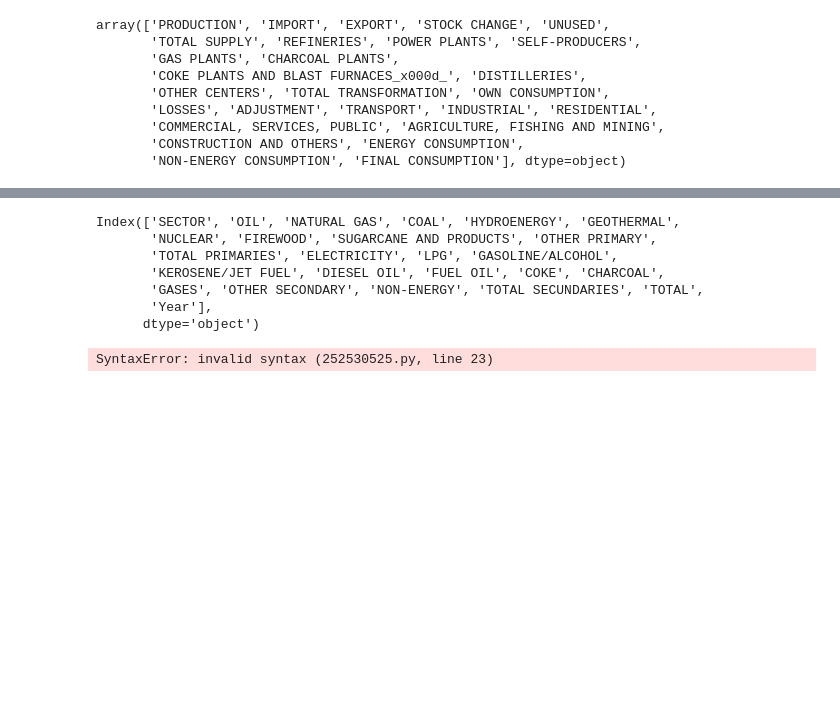
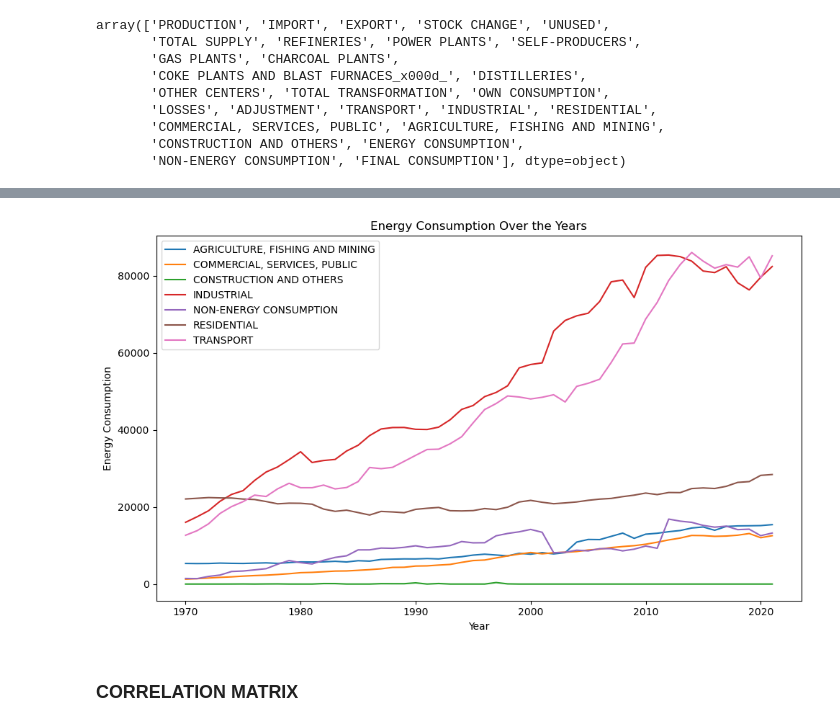
Before and after one commit to abominguez/TFM, a Jupyter notebook: codes/TFM_Nam.ipynb, the cells around one changed output, grey strips where cells are left out. Drawn from its saved outputs; the diff is of its cells as text; code cells hidden in the pictures; blank space fills up the shorter version.

```diff
--- a/codes/TFM_Nam.ipynb
+++ b/codes/TFM_Nam.ipynb
@@ -662,36 +621,0 @@ plt.show()
-# %%
-df_2021.columns
-# %% [output]
-Index(['SECTOR', 'OIL', 'NATURAL GAS', 'COAL', 'HYDROENERGY', 'GEOTHERMAL',
-       'NUCLEAR', 'FIREWOOD', 'SUGARCANE AND PRODUCTS', 'OTHER PRIMARY',
-       'TOTAL PRIMARIES', 'ELECTRICITY', 'LPG', 'GASOLINE/ALCOHOL',
-       'KEROSENE/JET FUEL', 'DIESEL OIL', 'FUEL OIL', 'COKE', 'CHARCOAL',
-       'GASES', 'OTHER SECONDARY', 'NON-ENERGY', 'TOTAL SECUNDARIES', 'TOTAL',
-       'Year'],
-      dtype='object')
-# %%
-unique_sectors = df_2021['SECTOR'].unique()
-column_names=df_2021.columns[1:]
-column_names_Primaries = df_2021.columns[1:10]  # Exclude the first column 'SECTOR'
-column_names_Secondaries=df_2021.columns[11:-4]
-labels = np.concatenate((column_names,unique_sectors))
-
-labels = labels.tolist()
-
-
-
-#labels
-
-column_names_Secondaries
-#unique_sectors=np.array(unique_sectors).totist()
-unique_sectors_Supply=unique_sectors[:5]
-unique_sectors_Transf=unique_sectors[6:14]
-unique_sectors_Consumption=unique_sectors[15:-2]
-#labels=np.concatenate((column_names_Primaries,column_names_Secondaries,unique_sectors_Supply,unique_sectors_Transf,unique_sectors_Consumption))
-#labels = labels.tolist()
-#labels
-sources=np.concatenate((column_names_Primaries,column_names_Secondaries)).tolist()
-sources
-target=
-# %% [output]
-SyntaxError: invalid syntax (252530525.py, line 23)
@@ -1051,0 +622,18 @@ fig.show()
+# %%
+data=df_stackplot.copy()
+
+# Line_Plot:
+fig, ax1 = plt.subplots(1, 1, figsize=(10, 6))
+
+data.plot(ax=ax1)
+ax1.set_xlabel('Year')
+ax1.set_ylabel('Energy Consumption')
+ax1.set_title('Energy Consumption Over the Years')
+ax1.legend(loc='upper left')
+
+plt.tight_layout()
+plt.show()
+# %% [output]
+[figure, added]
+# %% [markdown]
+### CORRELATION MATRIX
```
Also changed, not shown: parts of 49 cells of this notebook.
